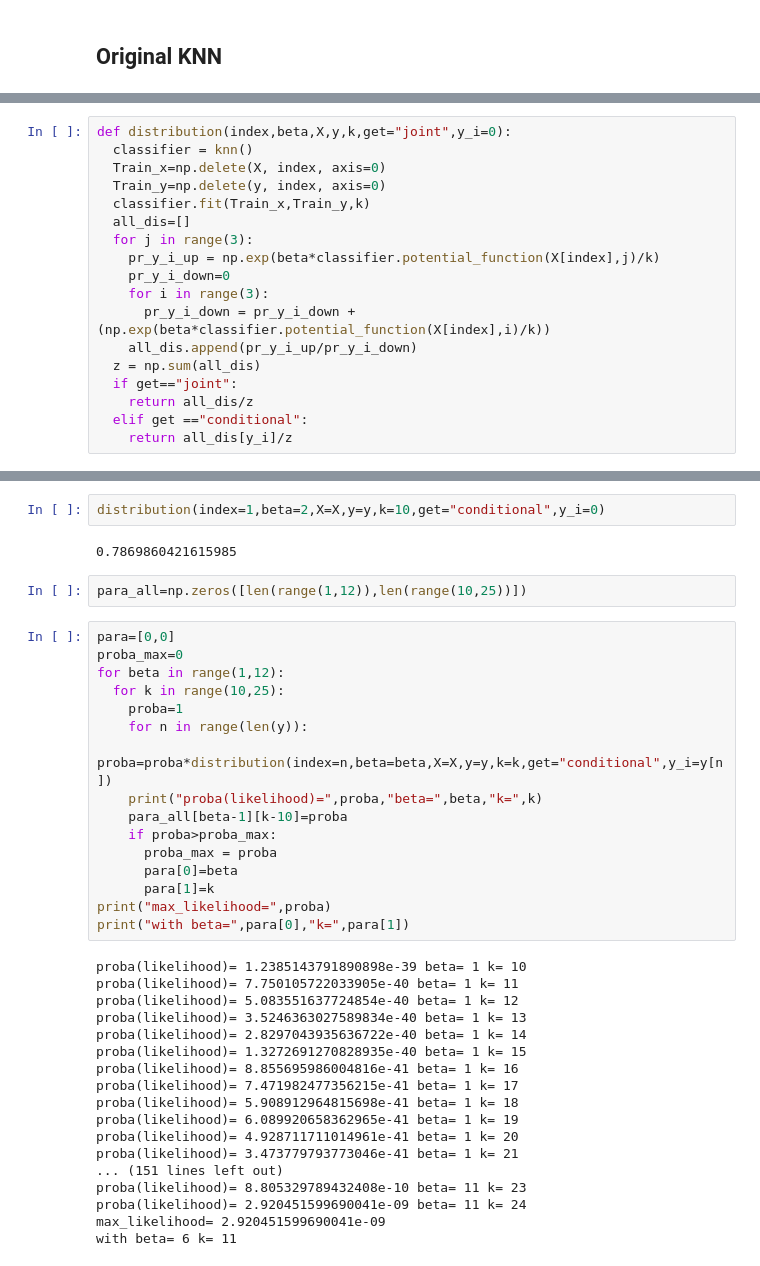
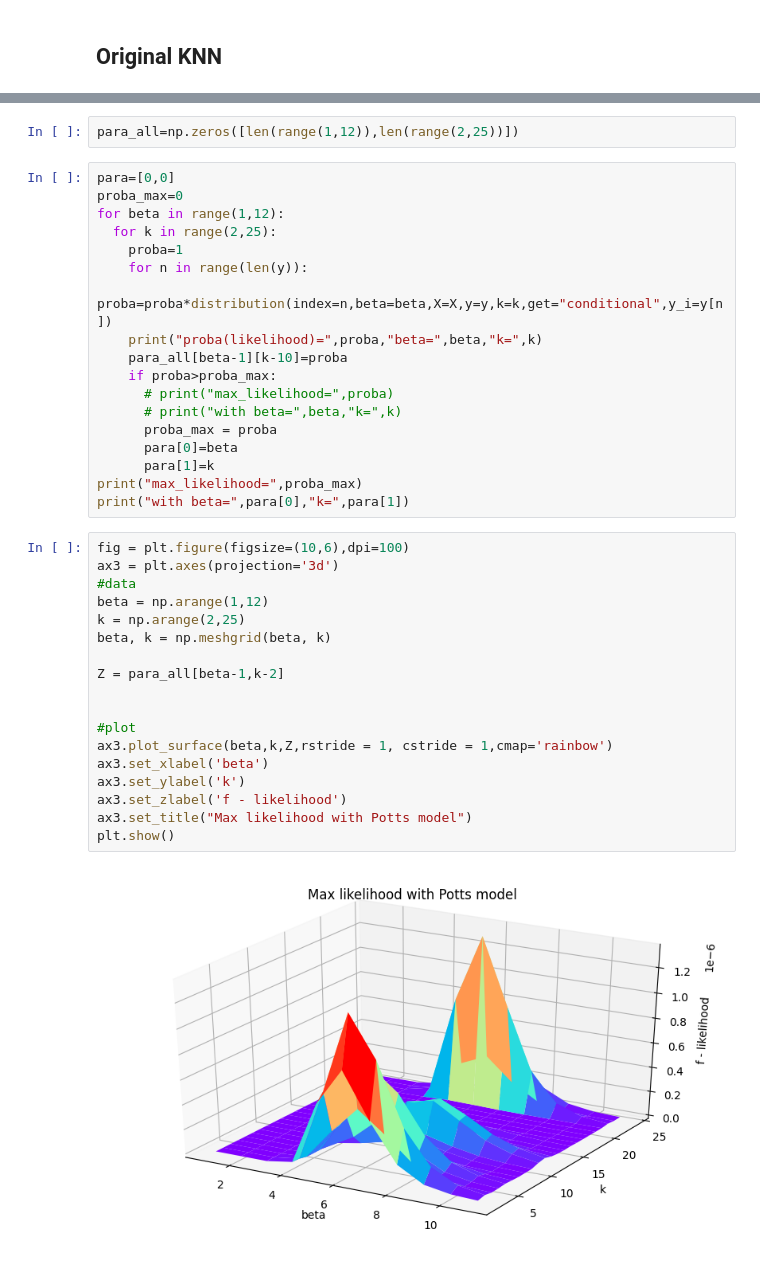
Before and after one commit to LANZhengyang/MFML_Bayesian_KNN, a Jupyter notebook: MFML.ipynb, the cells around one changed output, grey strips where cells are left out. Drawn from its saved outputs; the diff is of its cells as text.

```diff
--- a/MFML.ipynb
+++ b/MFML.ipynb
@@ -161,18 +200,0 @@ array([0.12090363, 0.73142434, 0.14767203])
-# %%
-def distribution(index,beta,X,y,k,get="joint",y_i=0):
-  classifier = knn()
-  Train_x=np.delete(X, index, axis=0)
-  Train_y=np.delete(y, index, axis=0)
-  classifier.fit(Train_x,Train_y,k)
-  all_dis=[]
-  for j in range(3):
-    pr_y_i_up = np.exp(beta*classifier.potential_function(X[index],j)/k)
-    pr_y_i_down=0
-    for i in range(3):
-      pr_y_i_down = pr_y_i_down + (np.exp(beta*classifier.potential_function(X[index],i)/k))
-    all_dis.append(pr_y_i_up/pr_y_i_down)
-  z = np.sum(all_dis)
-  if get=="joint":
-    return all_dis/z
-  elif get =="conditional":
-    return all_dis[y_i]/z
@@ -187,43 +201,43 @@ array([[[0., 0.],
-# %%
-distribution(index=1,beta=2,X=X,y=y,k=10,get="conditional",y_i=0)
-# %% [output]
-0.7869860421615985
 # %%
-para_all=np.zeros([len(range(1,12)),len(range(10,25))])
+para_all=np.zeros([len(range(1,12)),len(range(2,25))])
 # %%
 para=[0,0]
 proba_max=0
 for beta in range(1,12):
-  for k in range(10,25):
+  for k in range(2,25):
     proba=1
     for n in range(len(y)):
       proba=proba*distribution(index=n,beta=beta,X=X,y=y,k=k,get="conditional",y_i=y[n])
     print("proba(likelihood)=",proba,"beta=",beta,"k=",k)
     para_all[beta-1][k-10]=proba
     if proba>proba_max:
+      # print("max_likelihood=",proba)
+      # print("with beta=",beta,"k=",k)
       proba_max = proba
       para[0]=beta
       para[1]=k
-print("max_likelihood=",proba)
+print("max_likelihood=",proba_max)
 print("with beta=",para[0],"k=",para[1])
-# %% [output]
-proba(likelihood)= 1.2385143791890898e-39 beta= 1 k= 10
-proba(likelihood)= 7.750105722033905e-40 beta= 1 k= 11
-proba(likelihood)= 5.083551637724854e-40 beta= 1 k= 12
-proba(likelihood)= 3.5246363027589834e-40 beta= 1 k= 13
-proba(likelihood)= 2.8297043935636722e-40 beta= 1 k= 14
-proba(likelihood)= 1.3272691270828935e-40 beta= 1 k= 15
-proba(likelihood)= 8.855695986004816e-41 beta= 1 k= 16
-proba(likelihood)= 7.471982477356215e-41 beta= 1 k= 17
-proba(likelihood)= 5.908912964815698e-41 beta= 1 k= 18
-proba(likelihood)= 6.089920658362965e-41 beta= 1 k= 19
-proba(likelihood)= 4.928711711014961e-41 beta= 1 k= 20
-proba(likelihood)= 3.473779793773046e-41 beta= 1 k= 21
-... (151 lines left out)
-proba(likelihood)= 8.805329789432408e-10 beta= 11 k= 23
-proba(likelihood)= 2.920451599690041e-09 beta= 11 k= 24
-max_likelihood= 2.920451599690041e-09
-with beta= 6 k= 11
+# %%
+fig = plt.figure(figsize=(10,6),dpi=100)
+ax3 = plt.axes(projection='3d')
+#data
+beta = np.arange(1,12)
+k = np.arange(2,25)
+beta, k = np.meshgrid(beta, k)
+
+Z = para_all[beta-1,k-2]
+
+
+#plot
+ax3.plot_surface(beta,k,Z,rstride = 1, cstride = 1,cmap='rainbow')
+ax3.set_xlabel('beta')
+ax3.set_ylabel('k')
+ax3.set_zlabel('f - likelihood')
+ax3.set_title("Max likelihood with Potts model")
+plt.show()
+# %% [output]
+[figure, added]
 # %%
 para=[0,0]
 proba_max=0
```
Also changed, not shown: parts of 23 cells of this notebook.
